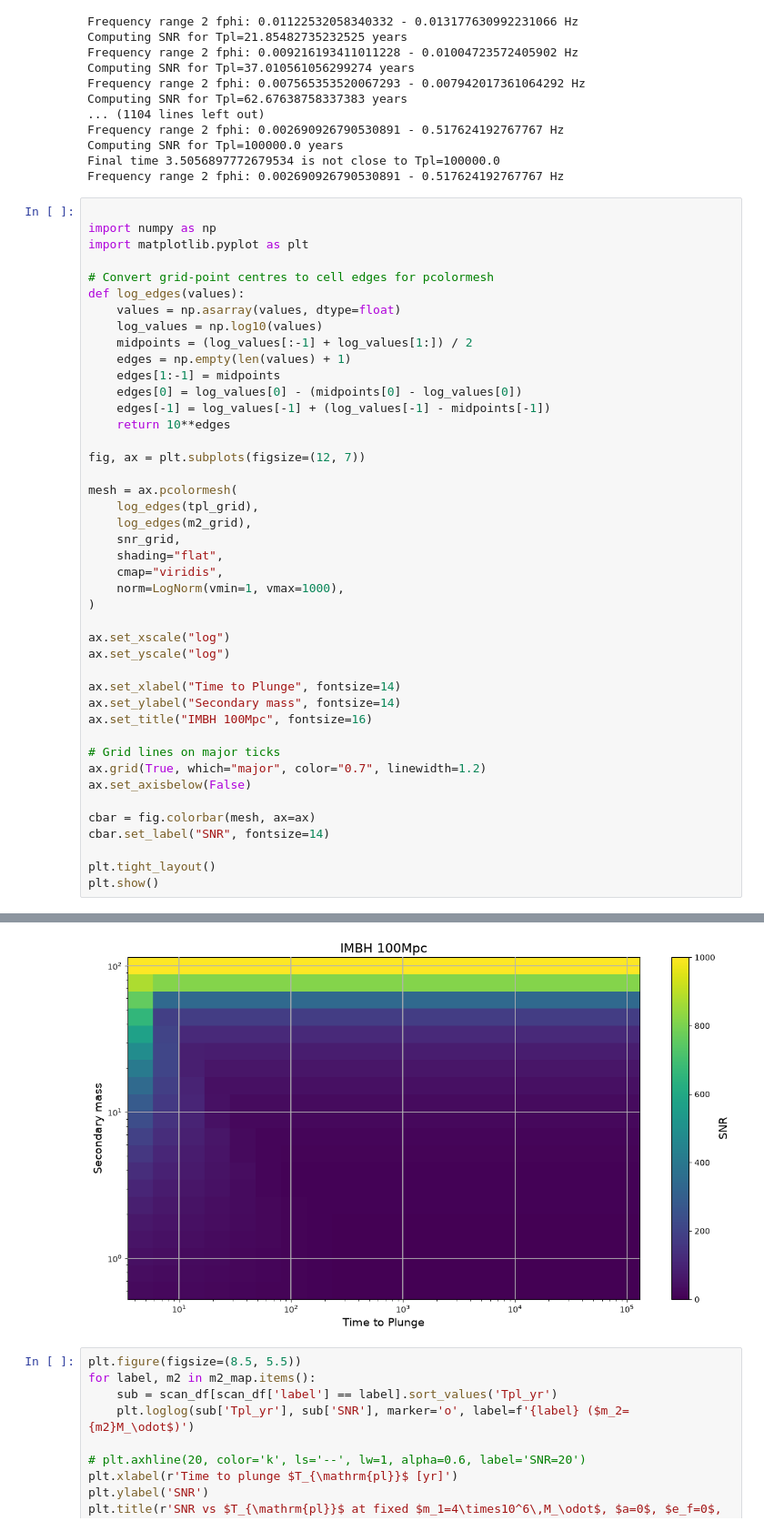
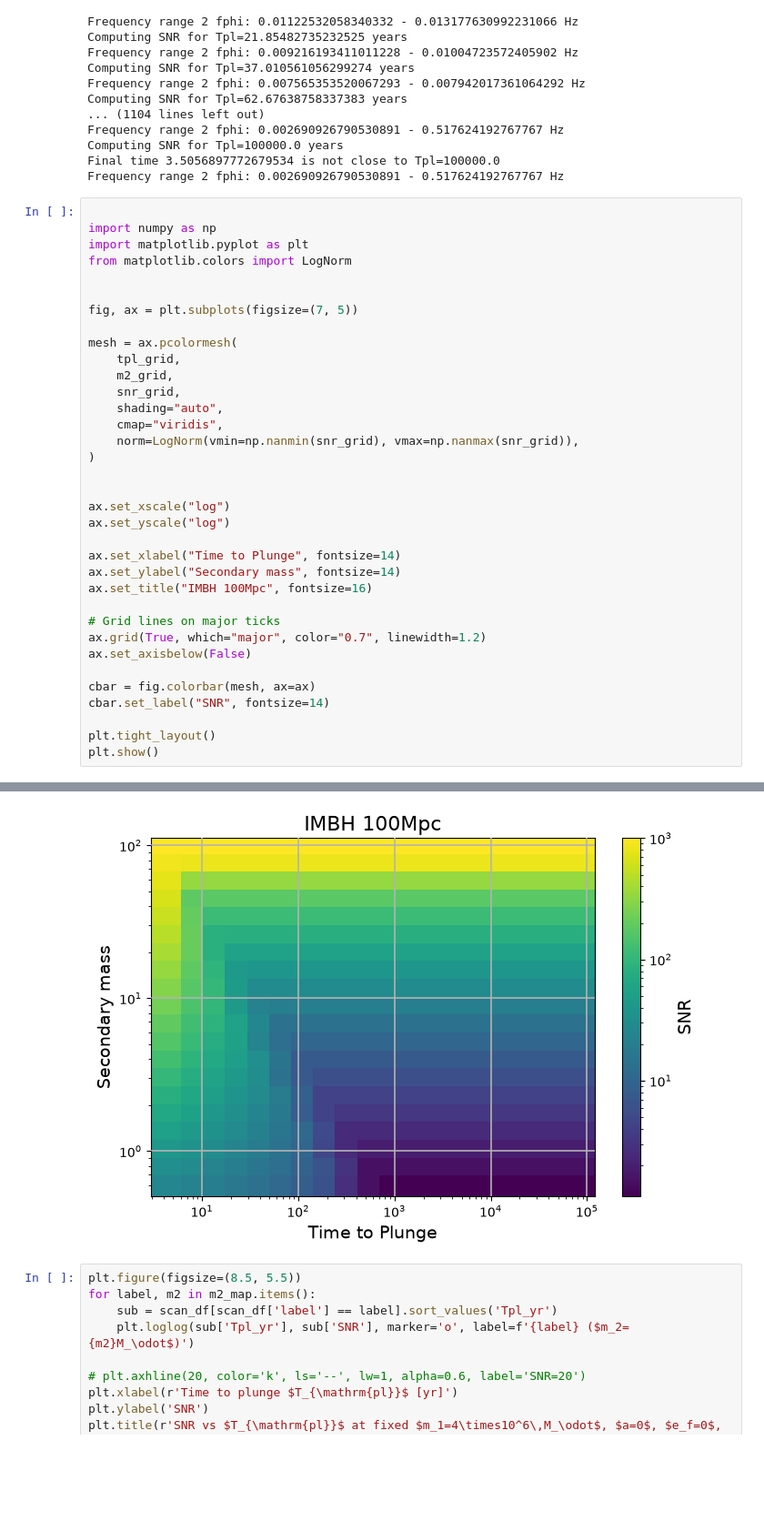
Before and after one commit to nluetzge/EMRI-FoM, a Jupyter notebook: quick_snr/snr_galaxies_generation.ipynb, the cells around one changed output, grey strips where cells are left out. Shown at 91% size. Saved outputs shown, nothing was run; the diff lists cells and outputs as text; blank space fills up the shorter version.

```diff
--- a/quick_snr/snr_galaxies_generation.ipynb
+++ b/quick_snr/snr_galaxies_generation.ipynb
@@ -130,28 +130,20 @@ Frequency range 2 fphi: 0.002690926790530891 - 0.517624192767767 Hz
 
 import numpy as np
 import matplotlib.pyplot as plt
+from matplotlib.colors import LogNorm
 
-# Convert grid-point centres to cell edges for pcolormesh
-def log_edges(values):
-    values = np.asarray(values, dtype=float)
-    log_values = np.log10(values)
-    midpoints = (log_values[:-1] + log_values[1:]) / 2
-    edges = np.empty(len(values) + 1)
-    edges[1:-1] = midpoints
-    edges[0] = log_values[0] - (midpoints[0] - log_values[0])
-    edges[-1] = log_values[-1] + (log_values[-1] - midpoints[-1])
-    return 10**edges
 
-fig, ax = plt.subplots(figsize=(12, 7))
+fig, ax = plt.subplots(figsize=(7, 5))
 
 mesh = ax.pcolormesh(
-    log_edges(tpl_grid),
-    log_edges(m2_grid),
+    tpl_grid,
+    m2_grid,
     snr_grid,
-    shading="flat",
+    shading="auto",
     cmap="viridis",
-    norm=LogNorm(vmin=1, vmax=1000),
+    norm=LogNorm(vmin=np.nanmin(snr_grid), vmax=np.nanmax(snr_grid)),
 )
+
 
 ax.set_xscale("log")
 ax.set_yscale("log")
@@ -173,4 +174,4 @@ plt.show()
-[figure, old version]
+[figure, new version]
 # %%
 plt.figure(figsize=(8.5, 5.5))
 for label, m2 in m2_map.items():
```
Also changed, not shown: parts of 1 cell of this notebook.
